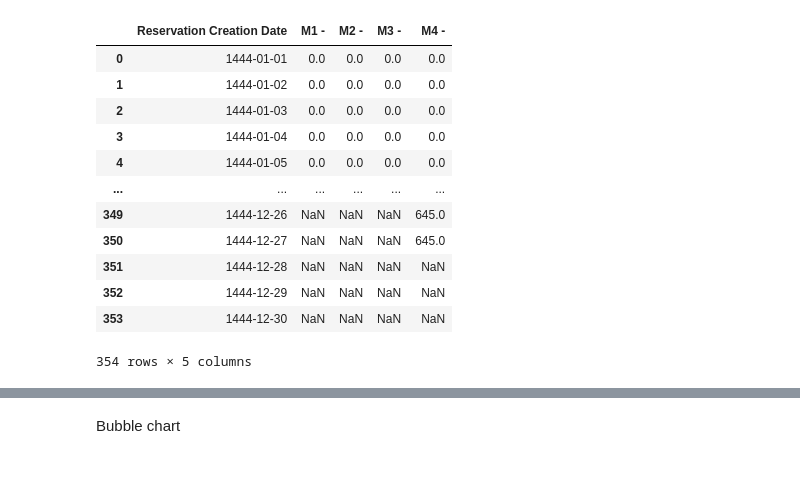
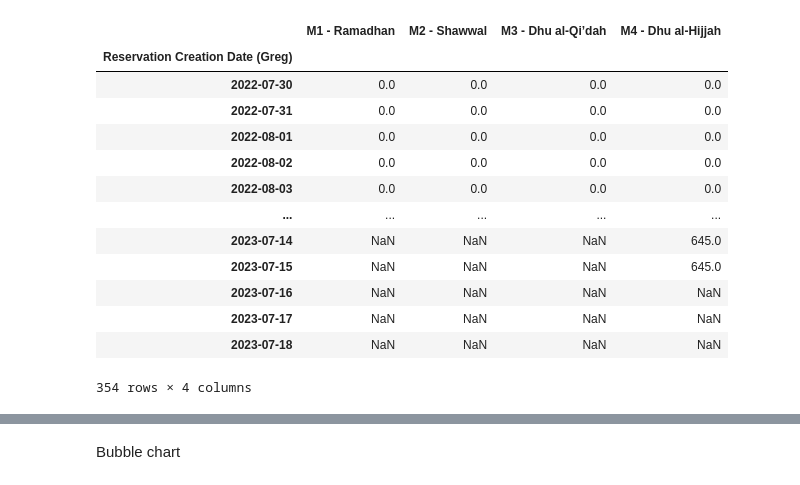
Before and after one commit to Ziadmohamed345/k2s-hotel-reservation, a Jupyter notebook: util-res-task/util-res-data-monthly-vis.ipynb, the cells around one changed output, grey strips where cells are left out. Cells and saved outputs as stored; diff of their text form; code cells hidden in the pictures.

Commit message:
updated excel files and monthly vis ipynb to deal with gregorian instead of hijri

```diff
--- a/util-res-task/util-res-data-monthly-vis.ipynb
+++ b/util-res-task/util-res-data-monthly-vis.ipynb
@@ -22,2 +22,2 @@ df42 = pd.read_excel("./monthly_target_date_df_2.xlsx" ,  converters={'Reservati
 # %%
-df42.drop(df42.index[-1], inplace=True)
+df2.drop(df2.index[-1], inplace=True)
@@ -28,2 +24,2 @@ array(['NaT'], dtype='datetime64[ns]')
 # %%
-df42.insert(1, 'Reservation Creation Date (Greg)', df42['Reservation Creation Date'].apply(lambda x: hijri_to_greg(x)))
+df2.insert(1, 'Reservation Creation Date (Greg)', df2['Reservation Creation Date'].apply(lambda x: hijri_to_greg(x)))
@@ -56,20 +30,23 @@ display_full_df(df42)
+# %%
+df2.drop(columns=['Reservation Creation Date'], inplace=True)
 # %%
-df42_line = df42.set_index('Reservation Creation Date (Greg)', inplace=False)
+df2_line = df2.set_index('Reservation Creation Date (Greg)', inplace=False)
 #greg_daily_rows_weekly_df.drop(columns=greg_daily_rows_weekly_df.columns[:2], inplace=True)
-# %%
-df42
-# %% [output]
-|  | Reservation Creation Date | M1 - | M2 - | M3 - | M4 - |
-| 0 | 1444-01-01 | 0.0 | 0.0 | 0.0 | 0.0 |
-| 1 | 1444-01-02 | 0.0 | 0.0 | 0.0 | 0.0 |
-| 2 | 1444-01-03 | 0.0 | 0.0 | 0.0 | 0.0 |
-| 3 | 1444-01-04 | 0.0 | 0.0 | 0.0 | 0.0 |
-| 4 | 1444-01-05 | 0.0 | 0.0 | 0.0 | 0.0 |
-| ... | ... | ... | ... | ... | ... |
-| 349 | 1444-12-26 | NaN | NaN | NaN | 645.0 |
-| 350 | 1444-12-27 | NaN | NaN | NaN | 645.0 |
-| 351 | 1444-12-28 | NaN | NaN | NaN | NaN |
-| 352 | 1444-12-29 | NaN | NaN | NaN | NaN |
-| 353 | 1444-12-30 | NaN | NaN | NaN | NaN |
-354 rows × 5 columns
+# %%
+df2_line
+# %% [output]
+|  | M1 - Ramadhan | M2 - Shawwal | M3 - Dhu al-Qi’dah | M4 - Dhu al-Hijjah |
+| Reservation Creation Date (Greg) |  |  |  |  |
+| 2022-07-30 | 0.0 | 0.0 | 0.0 | 0.0 |
+| 2022-07-31 | 0.0 | 0.0 | 0.0 | 0.0 |
+| 2022-08-01 | 0.0 | 0.0 | 0.0 | 0.0 |
+| 2022-08-02 | 0.0 | 0.0 | 0.0 | 0.0 |
+| 2022-08-03 | 0.0 | 0.0 | 0.0 | 0.0 |
+| ... | ... | ... | ... | ... |
+| 2023-07-14 | NaN | NaN | NaN | 645.0 |
+| 2023-07-15 | NaN | NaN | NaN | 645.0 |
+| 2023-07-16 | NaN | NaN | NaN | NaN |
+| 2023-07-17 | NaN | NaN | NaN | NaN |
+| 2023-07-18 | NaN | NaN | NaN | NaN |
+354 rows × 4 columns
 # %%
```
Also changed, not shown: parts of 15 cells of this notebook, 26 other files.
